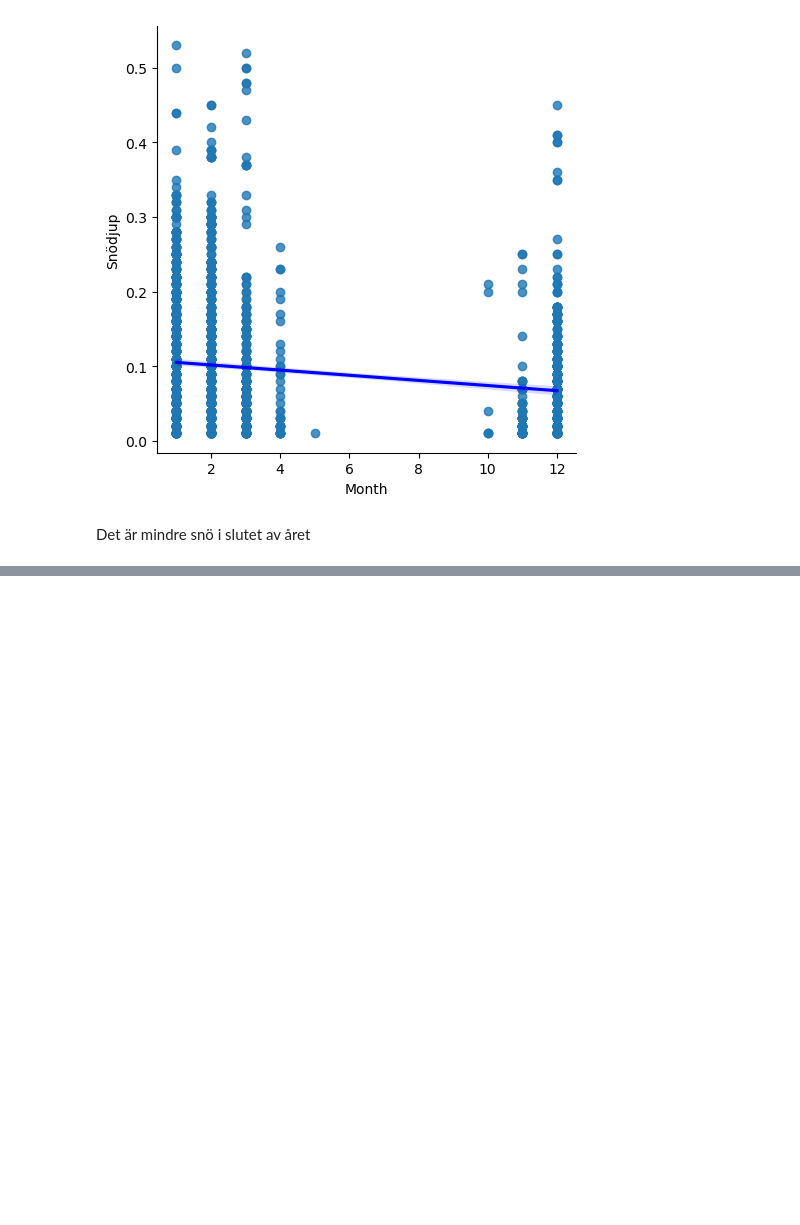
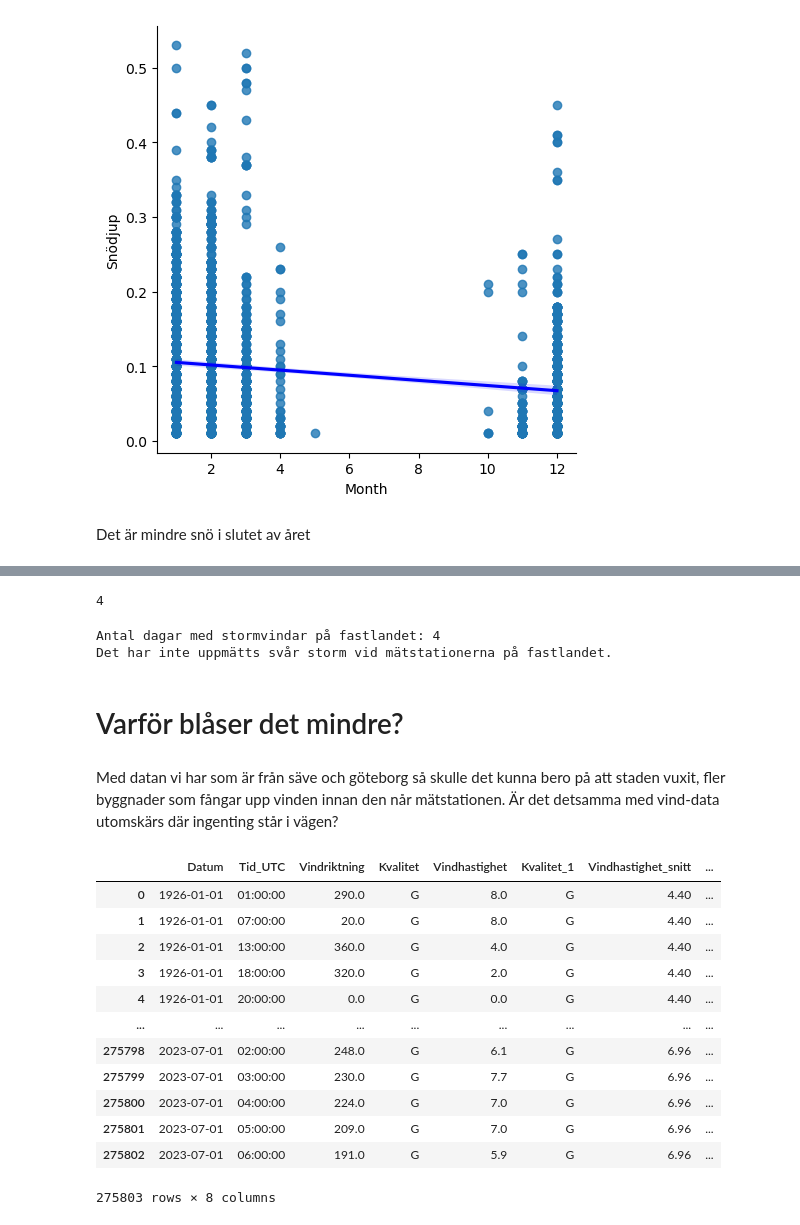
Before and after one commit to msteele919/projectwork, a Jupyter notebook: Kristoffer/plotting.ipynb, the cells around one changed output, grey strips where cells are left out. Cells and saved outputs as stored; diff of their text form; code cells hidden in the pictures; blank space fills up the shorter version.

```diff
--- a/Kristoffer/plotting.ipynb
+++ b/Kristoffer/plotting.ipynb
@@ -297 +343,32 @@ windysave
+# %%
+len(storm['Datum'].unique())
+# %% [output]
+4
+# %%
+print(f"Antal dagar med stormvindar på fastlandet: {len(storm['Datum'].unique())}")
+print("Det har inte uppmätts svår storm vid mätstationerna på fastlandet.")
+# %% [output]
+Antal dagar med stormvindar på fastlandet: 4
+Det har inte uppmätts svår storm vid mätstationerna på fastlandet.
+# %% [markdown]
+# Varför blåser det mindre?
+# %% [markdown]
+Med datan vi har som är från säve och göteborg så skulle det kunna bero på att staden vuxit, fler byggnader som fångar upp vinden innan den når mätstationen.
+Är det detsamma med vind-data utomskärs där ingenting står i vägen?
+# %%
+windyvinga
+# %% [output]
+|  | Datum | Tid_UTC | Vindriktning | Kvalitet | Vindhastighet | Kvalitet_1 | Vindhastighet_snitt | ... |
+| 0 | 1926-01-01 | 01:00:00 | 290.0 | G | 8.0 | G | 4.40 | ... |
+| 1 | 1926-01-01 | 07:00:00 | 20.0 | G | 8.0 | G | 4.40 | ... |
+| 2 | 1926-01-01 | 13:00:00 | 360.0 | G | 4.0 | G | 4.40 | ... |
+| 3 | 1926-01-01 | 18:00:00 | 320.0 | G | 2.0 | G | 4.40 | ... |
+| 4 | 1926-01-01 | 20:00:00 | 0.0 | G | 0.0 | G | 4.40 | ... |
+| ... | ... | ... | ... | ... | ... | ... | ... | ... |
+| 275798 | 2023-07-01 | 02:00:00 | 248.0 | G | 6.1 | G | 6.96 | ... |
+| 275799 | 2023-07-01 | 03:00:00 | 230.0 | G | 7.7 | G | 6.96 | ... |
+| 275800 | 2023-07-01 | 04:00:00 | 224.0 | G | 7.0 | G | 6.96 | ... |
+| 275801 | 2023-07-01 | 05:00:00 | 209.0 | G | 7.0 | G | 6.96 | ... |
+| 275802 | 2023-07-01 | 06:00:00 | 191.0 | G | 5.9 | G | 6.96 | ... |
+275803 rows × 8 columns
 # %%
```
Also changed, not shown: parts of 28 cells of this notebook, 2 other files.
